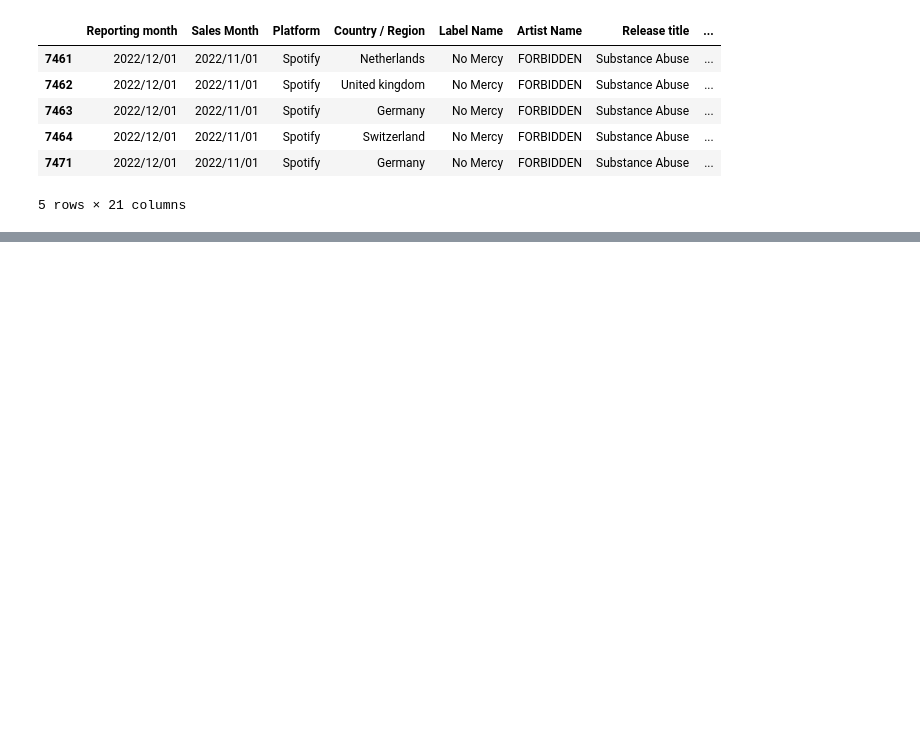
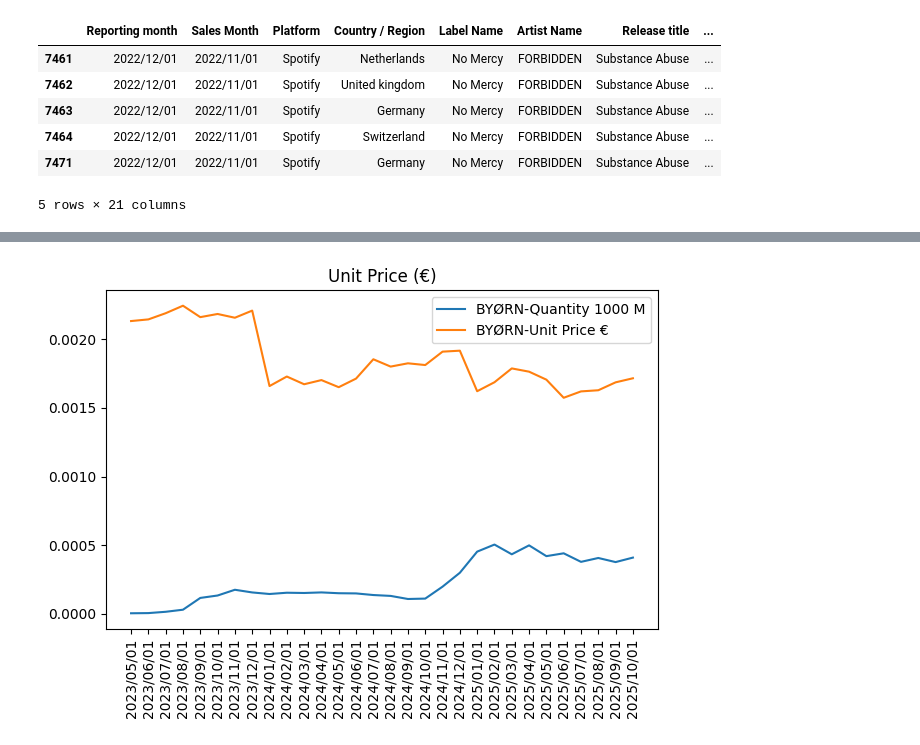
Before and after one commit to Iker-Jauregui/MLOps_Final_Project, a Jupyter notebook: notebooks/EDA.ipynb, the cells around one changed output, grey strips where cells are left out. Cells and saved outputs as stored; diff of their text form; code cells hidden in the pictures; blank space fills up the shorter version.

```diff
--- a/notebooks/EDA.ipynb
+++ b/notebooks/EDA.ipynb
@@ -136,0 +572,42 @@ ValueError: The truth value of an array with more than one element is ambiguous.
+# %%
+df_filtered = df_filtered.sort_values(by="Reporting month")
+
+all_months = (
+    df_filtered["Reporting month"]
+    .drop_duplicates()
+    .sort_values()
+)
+
+# --------- Graphic 2: Net Revenue ---------
+for artist_name in [artists_to_analyze[1]]:
+    df_aux = (
+        df_filtered[df_filtered["Artist Name"] == artist_name]
+        .groupby("Reporting month", as_index=False)
+        .agg(
+            Quantity=("Quantity", "sum"),
+            Unit_Price=("Unit Price", "mean")
+        )
+        .set_index("Reporting month")
+        .reindex(all_months, fill_value=np.nan)
+    )
+
+    plt.plot(
+        all_months,
+        df_aux["Quantity"].values / 1000000000,
+        label=f"{artist_name}-Quantity 1000 M"
+    )
+
+    plt.plot(
+        all_months,
+        df_aux["Unit_Price"].values,
+        label=f"{artist_name}-Unit Price €"
+    )
+
+plt.title("Unit Price (€)")
+plt.xticks(rotation=90)
+plt.legend()
+
+plt.tight_layout()
+plt.show()
+# %% [output]
+[figure, added]
```
Also changed, not shown: parts of 63 cells of this notebook, 1 other file.
